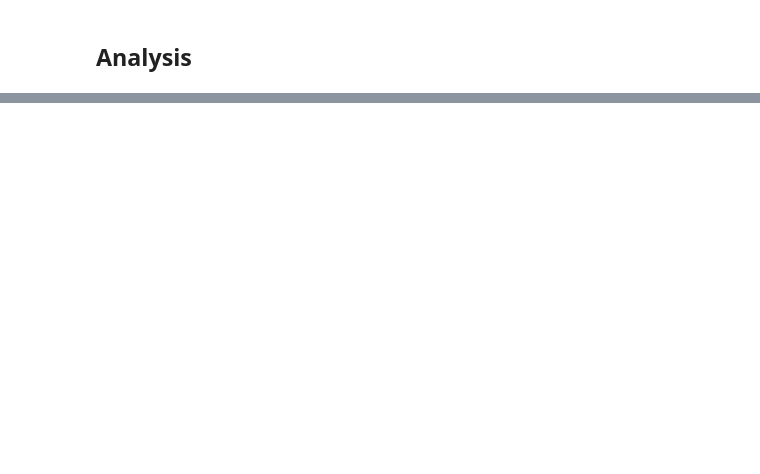
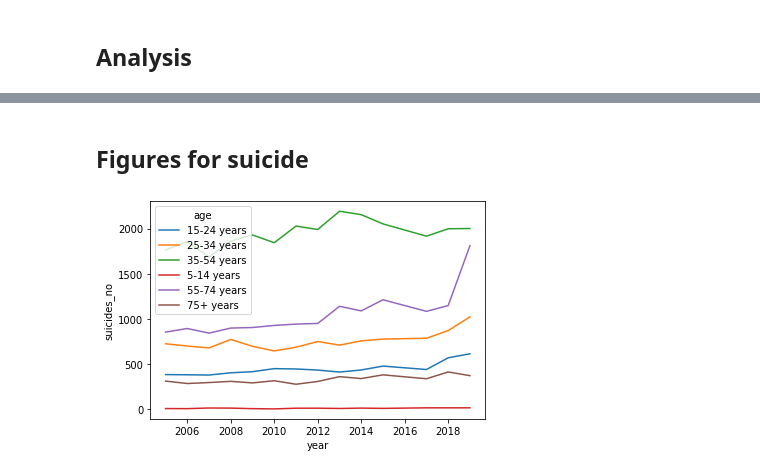
Before and after one commit to David-TC13/project2-trump-vs-planes, a Jupyter notebook: Love Island.ipynb, the cells around one changed output, grey strips where cells are left out. Saved outputs shown, nothing was run; the diff lists cells and outputs as text; code cells hidden in the pictures; blank space fills up the shorter version.

```diff
--- a/Love Island.ipynb
+++ b/Love Island.ipynb
@@ -160,0 +156,4 @@ fig.show()
+# %%
+df_suicide_uk = df_suicide_uk[df_suicide_uk['suicides_no'].notna()]
+# %%
+df_suicide_ages=df_suicide_uk[['year','age','generation','suicides_no']].groupby(by=['age', 'year']).agg({"suicides_no":"sum"})
@@ -160,0 +188,6 @@ fig.show()
+# %% [markdown]
+## Figures for suicide
+# %%
+suicide_ages = sns.lineplot(data=df_suicide_ages, x="year", y="suicides_no", hue="age");
+# %% [output]
+[figure, added]
```
Also changed, not shown: parts of 22 cells of this notebook, 1 other file.
